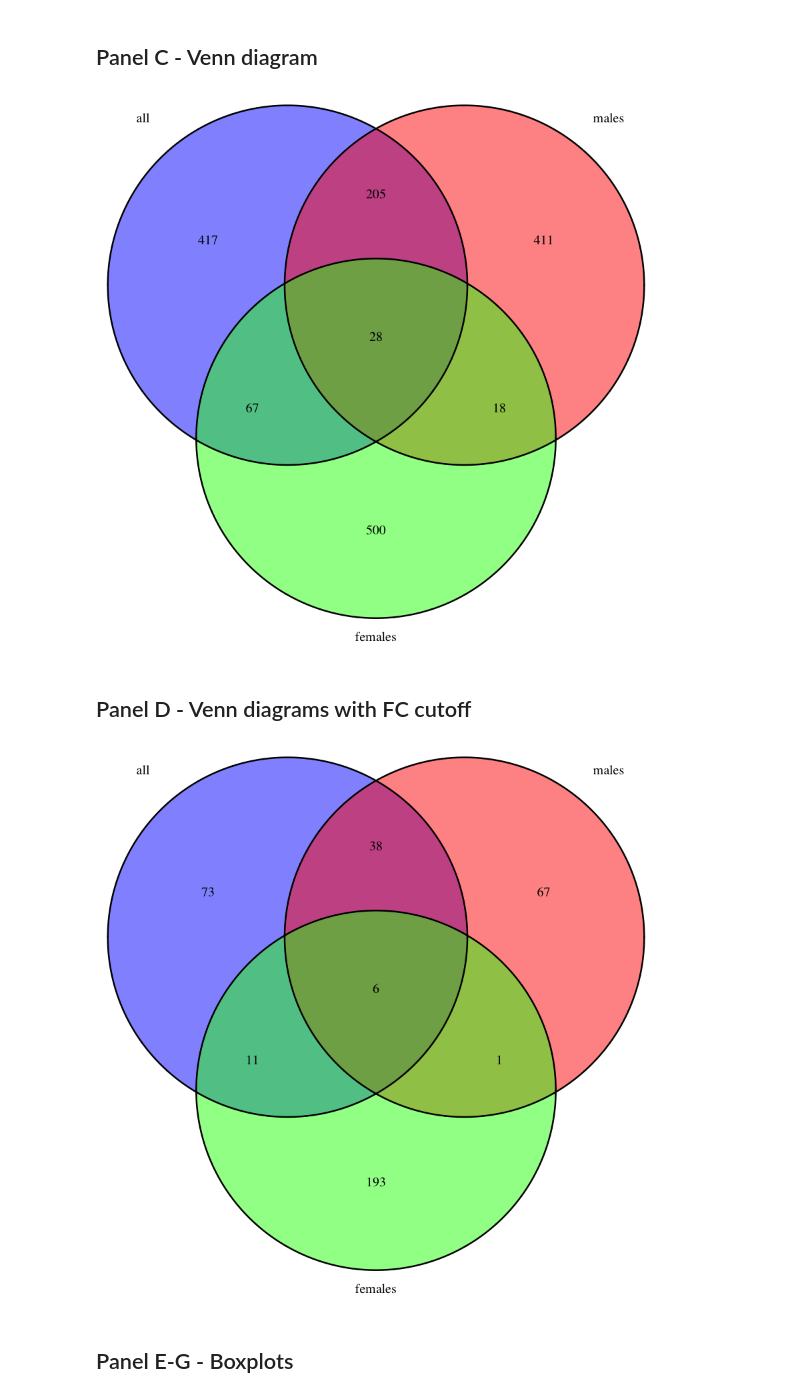
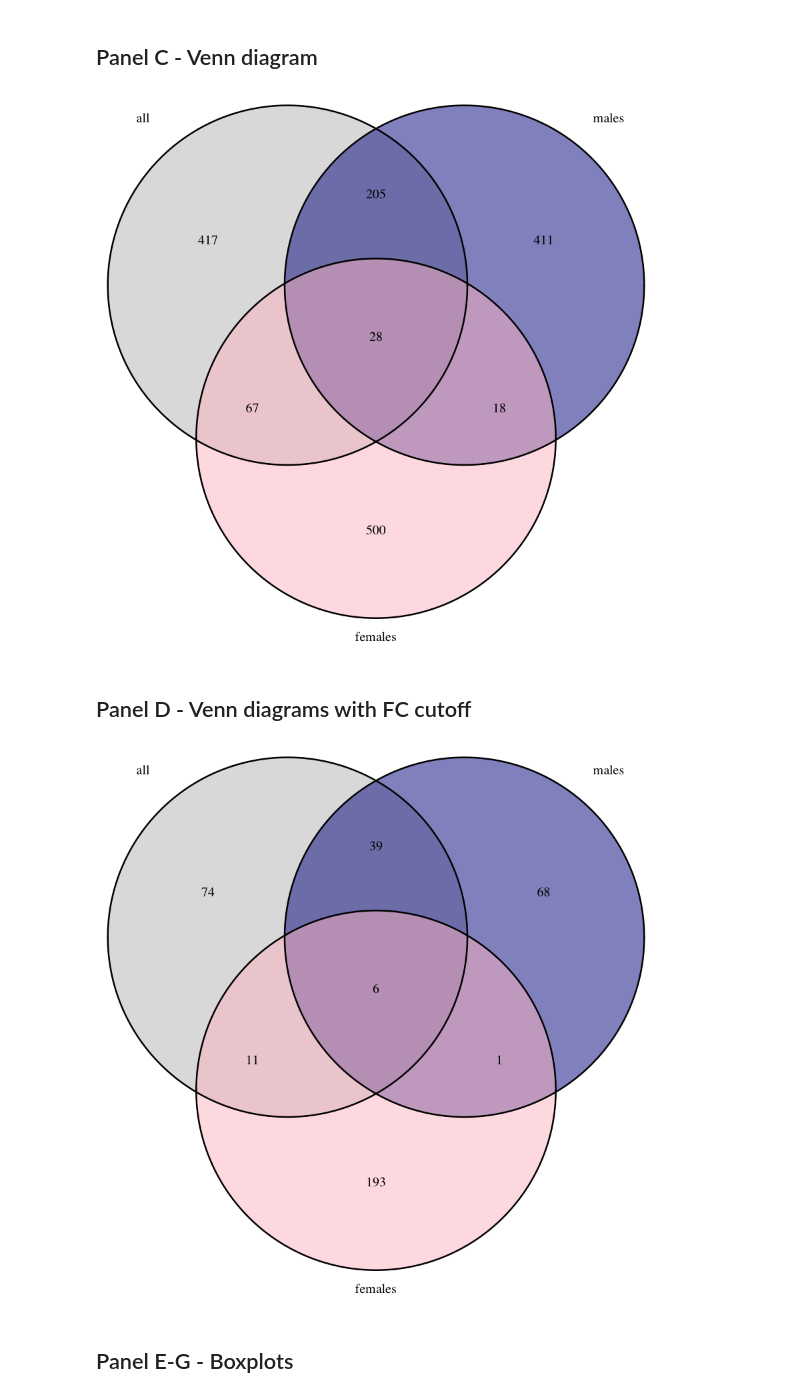
Before and after one commit to jArloth/Sex-Stratified-Analyses, a Jupyter notebook: Figure2.ipynb, the cells around one changed output. Saved outputs shown, nothing was run; the diff lists cells and outputs as text; code cells hidden in the pictures.

```diff
--- a/Figure2.ipynb
+++ b/Figure2.ipynb
@@ -55,21 +42,22 @@ abline(h = log10(0.05),lty = 2, lwd = 1)
 # %% [markdown]
 ## Panel B - Scatterplot
 # %%
-all.fc =read.delim("data/fig1_sex-biased_DEresults.txt")
-male.eqtl = read.delim("../Supplementary_Tables/SupplementaryTable9_males_GR_0519.txt")
-female.eqtl = read.delim("../Supplementary_Tables/SupplementaryTable7_females_GR_0519.txt")
+male.eqtl = read.csv("../Supplementary_Tables/SupplementaryTable_6_males_GR_2020.csv")
+female.eqtl = read.csv("../Supplementary_Tables/SupplementaryTable_5_females_GR_2020.csv")
 
-both= all.fc[,c("X", "male.fold_change","female.fold_change")]
+both= read.delim("data/fig1_DEresults.txt")
 both$col="neither"
 male_fe=intersect(female.eqtl$Probe_Id, male.eqtl$Probe_Id)
-#length(male_fe)
+#length(male_fe)#46
 both[ both$X %in% male_fe,]$col="both"
 m_only=setdiff(male.eqtl$Probe_Id,female.eqtl$Probe_Id)
-#length(m_only)
+#length(m_only)#616
 both[ both$X %in% m_only,]$col="males_only"
-fe_only=setdiff(female.eqtl$Probe_Id, male.eqtl$Probe_Id) #567
+fe_only=setdiff(female.eqtl$Probe_Id, male.eqtl$Probe_Id)
+#length(fe_only)#567
 both[ both$X %in% fe_only,]$col="females_only"
-both$log_fold_change_males = sign(both$male.fold_change)*log2(abs(both$male.fold_change))
-both$log_fold_change_females = sign(both$female.fold_change)*log2(abs(both$female.fold_change))
-head(both)
+
+ggplot(data = both[ both$col!="neither",], aes(x = log2FC.males, y = log2FC.females,
+colour = col)) +geom_point()+ theme_classic()+ xlab("log2FC male-biased etranscripts")+
+ylab("log2FC female-biased etranscripts")
 # %% [output]
@@ -91,14 +65,14 @@ ggplot(both[ both$col!="neither",], aes(x=log_fold_change_males, y=log_fold_chan
 # %% [markdown]
 ## Panel C - Venn diagram
 # %%
-all.eqtl = read.delim("../Supplementary_Tables/SupplementaryTable5_all_GReQTLs_0519.txt")
+all.eqtl = read.csv("../Supplementary_Tables/SupplementaryTable_4_all_GReQTLs_2020.csv")
 
 mixed_male=length(intersect(all.eqtl$Probe_Id,male.eqtl$Probe_Id))
 mixed_fe=length(intersect(all.eqtl$Probe_Id,female.eqtl$Probe_Id))
 male_fe=length(intersect(female.eqtl$Probe_Id, male.eqtl$Probe_Id))
 mixed_male_fe=length(intersect(all.eqtl$Probe_Id, intersect(female.eqtl$Probe_Id,male.eqtl$Probe_Id)))
 
-#pdf("Figure2C.pdf")
+grid.newpage()
 venn.plot <- draw.triple.venn(
   area1 = length(unique(all.eqtl$Probe_Id)),
   area2 = length(unique(male.eqtl$Probe_Id)),
@@ -108,41 +82,37 @@ venn.plot <- draw.triple.venn(
   n13 = mixed_fe,
   n123 = mixed_male_fe,
   category = c("all", "males", "females"),
-  fill = c("blue", "red", "green"),
-  #lty = rep("solid",3),
+  fill = c("grey", "darkblue", "pink"),
+  euler.d=T,
   scaled=TRUE)
-#dev.off()
 # %% [output]
-[figure, old version]
+[figure, new version]
 # %% [markdown]
 ## Panel D - Venn diagrams with FC cutoff
 # %%
-all.eqtl.fc=all.eqtl[abs(all.eqtl$fold_change)>=1.15,]
-male.eqtl.fc=male.eqtl[abs(male.eqtl$fold_change)>=1.15,]
-female.eqtl.fc=female.eqtl[abs(female.eqtl$fold_change)>=1.15,]
+all.eqtl.fc=all.eqtl[abs(all.eqtl$log2FC)>=0.2,] #all_gr2
+male.eqtl.fc=male.eqtl[abs(male.eqtl$log2FC.males)>=0.2,] #m_gr2
+female.eqtl.fc=female.eqtl[abs(female.eqtl$log2FC.females)>=0.2,]#fe_gr2
 
 mixed_male=length(intersect(all.eqtl.fc$Probe_Id,male.eqtl.fc$Probe_Id))
 mixed_fe=length(intersect(all.eqtl.fc$Probe_Id,female.eqtl.fc$Probe_Id))
 male_fe=length(intersect(female.eqtl.fc$Probe_Id, male.eqtl.fc$Probe_Id))
 mixed_male_fe=length(intersect(all.eqtl.fc$Probe_Id, intersect(female.eqtl.fc$Probe_Id,male.eqtl.fc$Probe_Id)))
 
-#pdf("Figure2E.pdf")
 grid.newpage()
 venn.plot <- draw.triple.venn(
   area1 = length(unique(all.eqtl.fc$Probe_Id)),
   area2 = length(unique(male.eqtl.fc$Probe_Id)),
   area3 = length(unique(female.eqtl.fc$Probe_Id)),
   n12 = mixed_male,
   n23 = male_fe,
   n13 = mixed_fe,
   n123 = mixed_male_fe,
   category = c("all", "males", "females"),
-  fill = c("blue", "red", "green"),
-  #lty = rep("solid",3),
+  fill = c("grey", "darkblue", "pink"),
   scaled=TRUE)
-#dev.off()
 # %% [output]
-[figure, old version]
+[figure, new version]
 # %% [markdown]
 ## Panel E-G - Boxplots
 # %%
```
Also changed, not shown: parts of 4 cells of this notebook, 2 other files.
